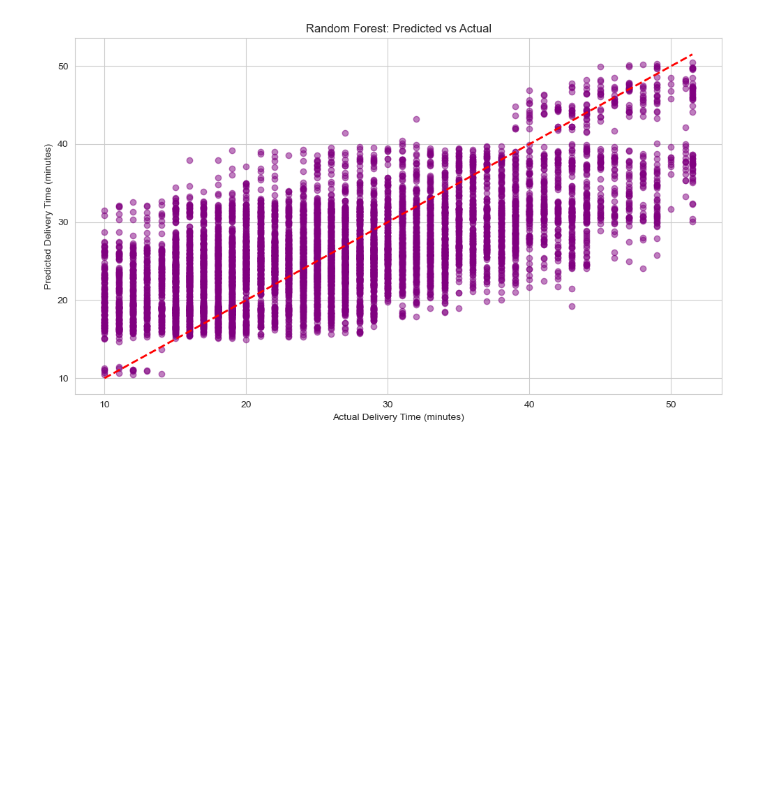
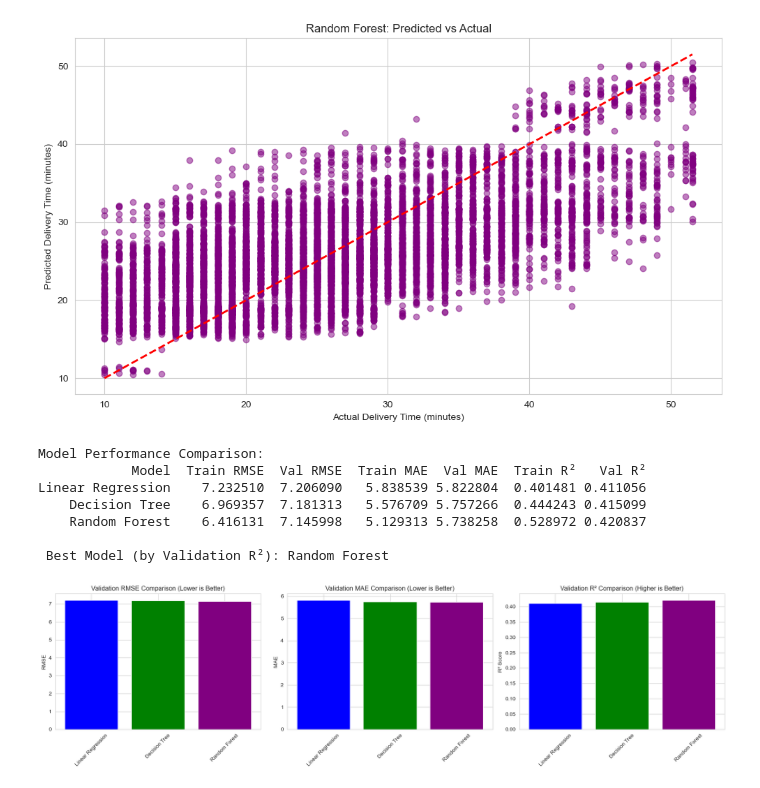
Before and after one commit to Alpha-machine96/Delivery_time_prediction, a Jupyter notebook: delivery_time_prediction.ipynb, the cells around one changed output. Drawn from its saved outputs; the diff is of its cells as text; code cells hidden in the pictures; blank space fills up the shorter version.

Commit message:
model evaluation

```diff
--- a/delivery_time_prediction.ipynb
+++ b/delivery_time_prediction.ipynb
@@ -872,3 +872,76 @@ R² Score             0.5290          0.4208
 5                Order_DayOfWeek    0.016497
 [figure]
 [figure]
+# %%
+# MODEL COMPARISON
+# Create comparison dataframe
+comparison_df = pd.DataFrame([
+    {
+        'Model': lr_results['model_name'],
+        'Train RMSE': lr_results['train_rmse'],
+        'Val RMSE': lr_results['val_rmse'],
+        'Train MAE': lr_results['train_mae'],
+        'Val MAE': lr_results['val_mae'],
+        'Train R²': lr_results['train_r2'],
+        'Val R²': lr_results['val_r2']
+    },
+    {
+        'Model': dt_results['model_name'],
+        'Train RMSE': dt_results['train_rmse'],
+        'Val RMSE': dt_results['val_rmse'],
+        'Train MAE': dt_results['train_mae'],
+        'Val MAE': dt_results['val_mae'],
+        'Train R²': dt_results['train_r2'],
+        'Val R²': dt_results['val_r2']
+    },
+    {
+        'Model': rf_results['model_name'],
+        'Train RMSE': rf_results['train_rmse'],
+        'Val RMSE': rf_results['val_rmse'],
+        'Train MAE': rf_results['train_mae'],
+        'Val MAE': rf_results['val_mae'],
+        'Train R²': rf_results['train_r2'],
+        'Val R²': rf_results['val_r2']
+    }
+])
+
+print("\nModel Performance Comparison:")
+print(comparison_df.to_string(index=False))
+
+# Find best model based on validation R²
+best_model_idx = comparison_df['Val R²'].idxmax()
+best_model_name = comparison_df.loc[best_model_idx, 'Model']
+print(f"\n Best Model (by Validation R²): {best_model_name}")
+
+# Visualize comparison
+fig, axes = plt.subplots(1, 3, figsize=(18, 5))
+
+# RMSE comparison
+axes[0].bar(comparison_df['Model'], comparison_df['Val RMSE'], color=['blue', 'green', 'purple'])
+axes[0].set_ylabel('RMSE')
+axes[0].set_title('Validation RMSE Comparison (Lower is Better)')
+axes[0].tick_params(axis='x', rotation=45)
+
+# MAE comparison
+axes[1].bar(comparison_df['Model'], comparison_df['Val MAE'], color=['blue', 'green', 'purple'])
+axes[1].set_ylabel('MAE')
+axes[1].set_title('Validation MAE Comparison (Lower is Better)')
+axes[1].tick_params(axis='x', rotation=45)
+
+# R² comparison
+axes[2].bar(comparison_df['Model'], comparison_df['Val R²'], color=['blue', 'green', 'purple'])
+axes[2].set_ylabel('R² Score')
+axes[2].set_title('Validation R² Comparison (Higher is Better)')
+axes[2].tick_params(axis='x', rotation=45)
+
+plt.tight_layout()
+plt.show()
+# %% [output]
+Model Performance Comparison:
+            Model  Train RMSE  Val RMSE  Train MAE  Val MAE  Train R²   Val R²
+Linear Regression    7.232510  7.206090   5.838539 5.822804  0.401481 0.411056
+    Decision Tree    6.969357  7.181313   5.576709 5.757266  0.444243 0.415099
+    Random Forest    6.416131  7.145998   5.129313 5.738258  0.528972 0.420837
+
+ Best Model (by Validation R²): Random Forest
+[figure, added]
```
Also changed, not shown: parts of 8 cells of this notebook.
